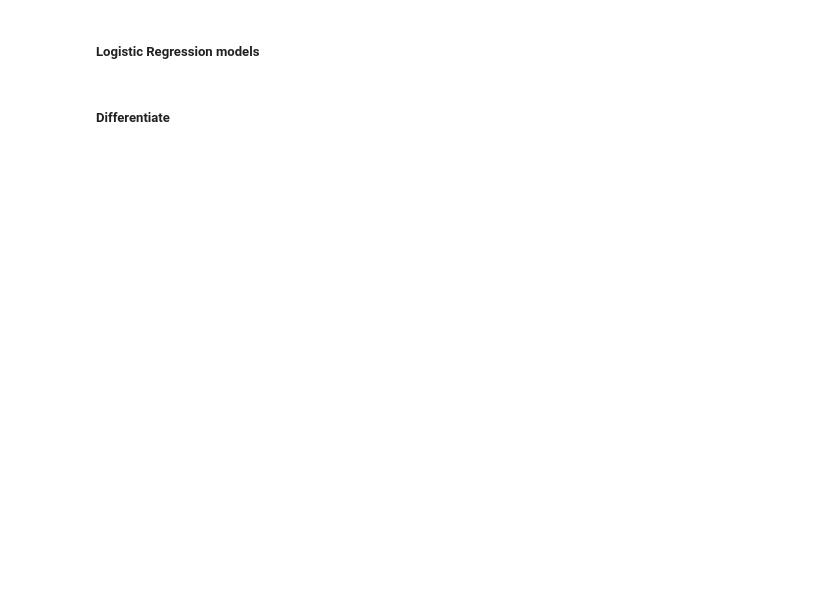
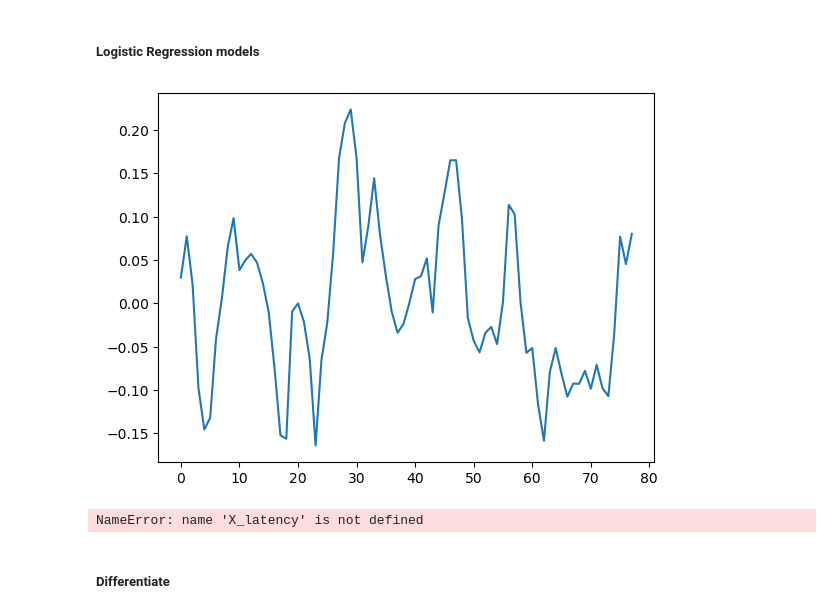
Before and after one commit to johannefranck/MEP, a Jupyter notebook: main.ipynb, the cells around one changed output. Saved outputs shown, nothing was run; the diff lists cells and outputs as text; code cells hidden in the pictures; blank space fills up the shorter version.

```diff
--- a/main.ipynb
+++ b/main.ipynb
@@ -58,6 +61,7 @@ plt.show()
 main_path = "/mnt/projects/USS_MEP/COIL_ORIENTATION"
 filelist = data.get_all_paths(main_path)
 X, y, groups, list_subjects = data.get_all_data(filelist)
+X_norm = data.normalize_X(X, groups)
 # %% [markdown]
 ##### Plot specific subject
 # %%
@@ -76,24 +80,32 @@ plot_functions.plot_subject_coil(X,y,list_subjects,groups,mean=False,subject=sub
 # %%
 #print(np.mean(tot_scores))
 #X_amplitude, X_latency,X_ampl_late = data.other_X(X)
 #tot_scores, tot_indi_scores, mean_indi_scores = loo_logisticregression_prsubject_stratified(X_norm, y, groups, onerow = False)
 
 #print(np.mean(tot_scores))
 #score, X_train, X_test, y_train, y_test, predictions = models.logregr(X_train, X_test, y_train, y_test)
 #models.confmat(y_test, predictions, score)
 #print(score)
+import models
+
+tot_scores, tot_indi_scores, mean_indi_scores = models.loo_logisticregression_prsubject(X_norm, y, groups, onerow = False, LR = True, SVM = False)
+#tot_scores, tot_indi_scores, mean_indi_scores = models.kfold_logisticregression_prsubject_stratified(X, y, groups, onerow = False, LR = True)
+# %% [output]
+[figure, added]
 # %%
 X_norm = data.normalize_X(X, groups)
 #tot_scores, tot_indi_scores, mean_indi_scores = models.kfold_logisticregression_prsubject_stratified(X_norm, y, groups, onerow = False, LR = True)
-scores, mean_score = models.k10fold_logreg_generel_model(X_norm, y)
+#scores, mean_score = models.k10fold_logreg_generel_model(X_norm, y)
 #tot_scores_mean = np.mean(tot_scores)
-print(f"mean score: {mean_score}")
+#print(f"mean score: {mean_score}")
 #barplot(groups, mean_indi_scores, acc = tot_scores_mean)
 
 
 tot_scores, tot_indi_scores, mean_indi_scores = models.kfold_logisticregression_prsubject_stratified(X_latency, y, groups, onerow = True, LR = True)
 tot_scores_mean = np.mean(tot_scores)
 #barplot(groups, mean_indi_scores, acc = tot_scores_mean)
+# %% [output]
+NameError: name 'X_latency' is not defined
 # %% [markdown]
 ##### Differentiate
 # %%
```
Also changed, not shown: parts of 7 cells of this notebook, 1 other file.
